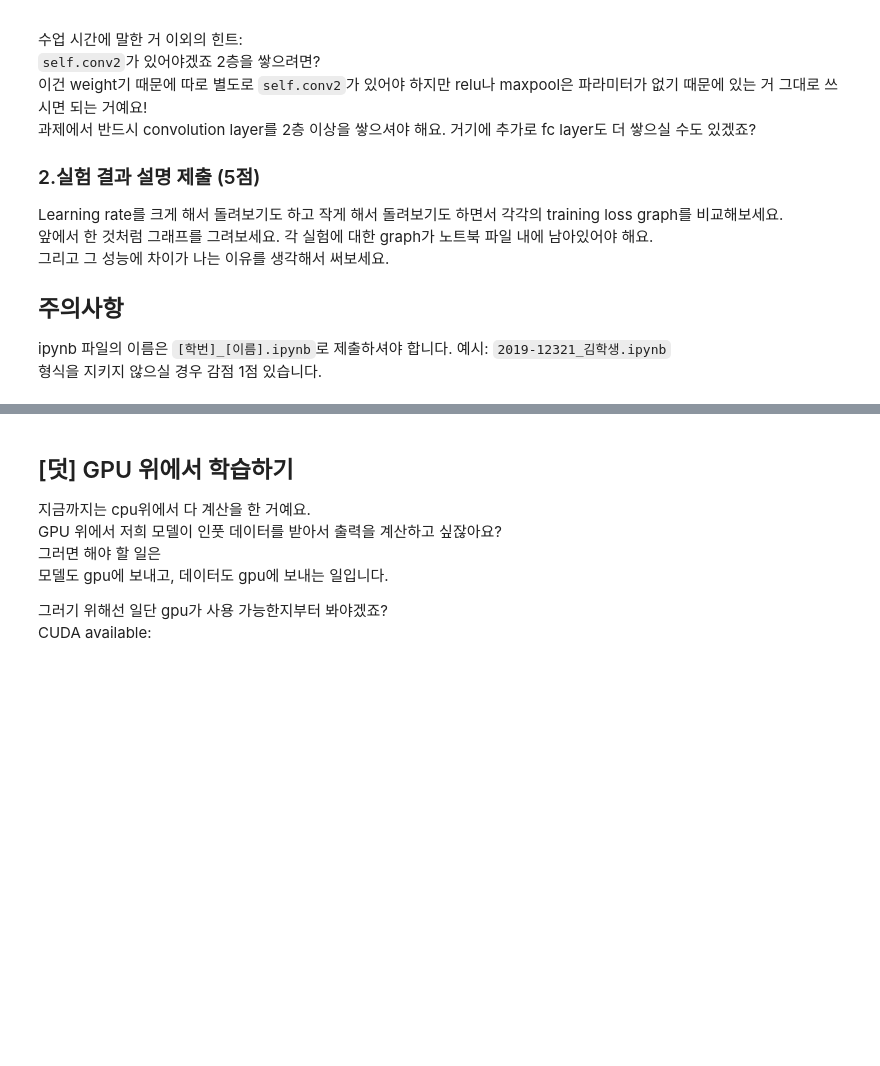
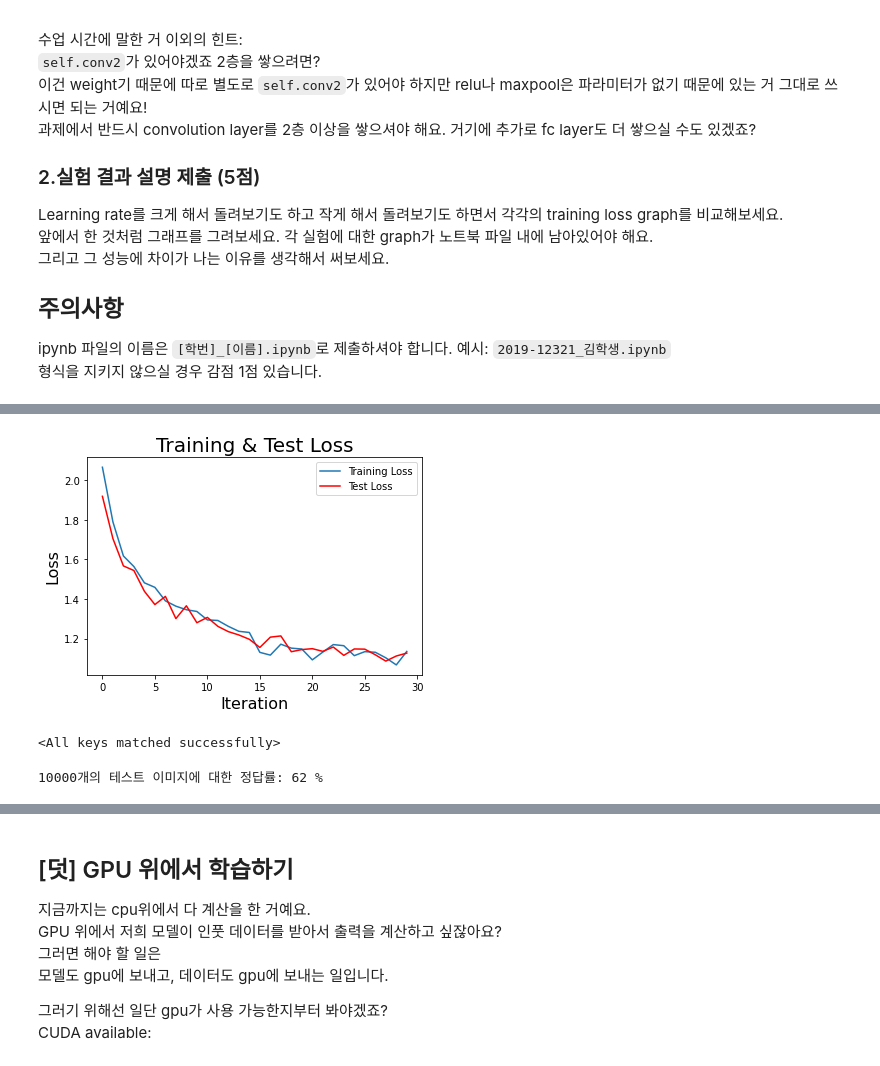
Before and after one commit to dddonghwa/IAB, a Jupyter notebook: Computer-Vision/5_CIFAR10_CNN_PyTorch.ipynb, the cells around one changed output, grey strips where cells are left out. Saved outputs shown, nothing was run; the diff lists cells and outputs as text; code cells hidden in the pictures; blank space fills up the shorter version.

```diff
--- a/Computer-Vision/5_CIFAR10_CNN_PyTorch.ipynb
+++ b/Computer-Vision/5_CIFAR10_CNN_PyTorch.ipynb
@@ -414,0 +460,37 @@ ipynb 파일의 이름은 `[학번]_[이름].ipynb`로 제출하셔야 합니다
+# %%
+training_loss_history = []
+test_loss_history = []
+
+for epoch in range(2):  # 전체 데이터셋을 몇 번 반복할 건지
+
+    running_loss = 0.0
+    for i, data in enumerate(trainloader, 0):
+        inputs, labels = data
+
+        optimizer.zero_grad()
+
+        outputs = net(inputs)
+        loss = criterion(outputs, labels)
+        loss.backward()
+        optimizer.step()
+
+        running_loss += loss.item()
+        if i % 200 == 199:    # 2000 미니배치마다 출력
+            print('[%d, %5d] loss: %.3f' %
+                  (epoch + 1, i + 1, running_loss / 200))
+
+            training_loss_history.append(running_loss / 200)
+
+            with torch.no_grad():
+                running_test_loss = 0.0
+                for i, test_data in enumerate(testloader, 0):
+                    test_images, test_labels = test_data
+                    test_outputs = net(test_images)
+                    test_loss = criterion(test_outputs, test_labels)
+                    running_test_loss += test_loss.item()
+
+                test_loss_history.append(running_test_loss / i)
+
+            running_loss = 0.0
+
+print('학습 끝!')
@@ -414,0 +515,10 @@ ipynb 파일의 이름은 `[학번]_[이름].ipynb`로 제출하셔야 합니다
+# %%
+plt.plot(training_loss_history, label="Training Loss")
+plt.plot(test_loss_history, 'r', label="Test Loss")
+plt.title('Training & Test Loss', fontsize=20)
+plt.xlabel('Iteration',fontsize=16)
+plt.ylabel('Loss',fontsize=16)
+plt.legend()
+plt.show()
+# %% [output]
+[figure, added]
@@ -414,0 +529,21 @@ ipynb 파일의 이름은 `[학번]_[이름].ipynb`로 제출하셔야 합니다
+# %%
+# 모델 불러오기
+net = Net()
+net.load_state_dict(torch.load(PATH))
+# %% [output]
+<All keys matched successfully>
+# %%
+correct = 0
+total = 0
+with torch.no_grad():
+    for data in testloader:
+        images, labels = data
+        outputs = net(images)
+        _, predicted = torch.max(outputs.data, 1)
+        total += labels.size(0)
+        correct += (predicted == labels).sum().item()
+
+print('10000개의 테스트 이미지에 대한 정답률: %d %%' % (
+    100 * correct / total))
+# %% [output]
+10000개의 테스트 이미지에 대한 정답률: 62 %
```
Also changed, not shown: parts of 20 cells of this notebook.
